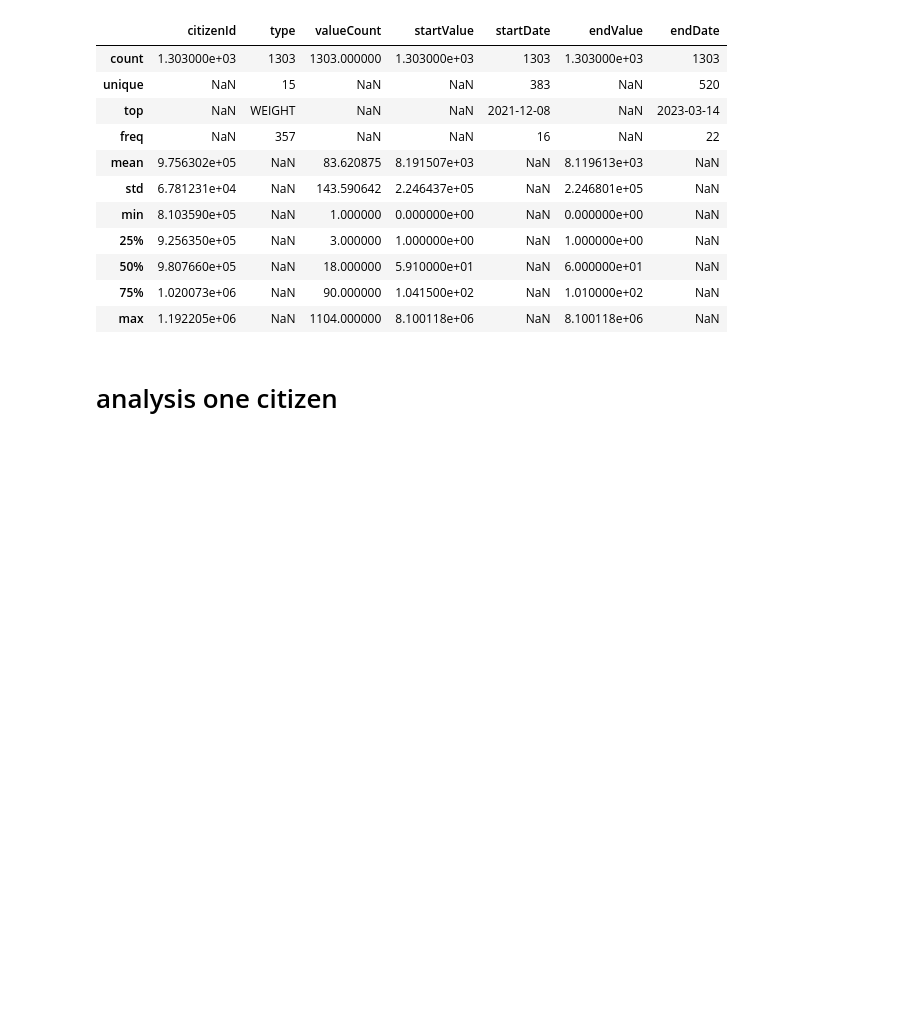
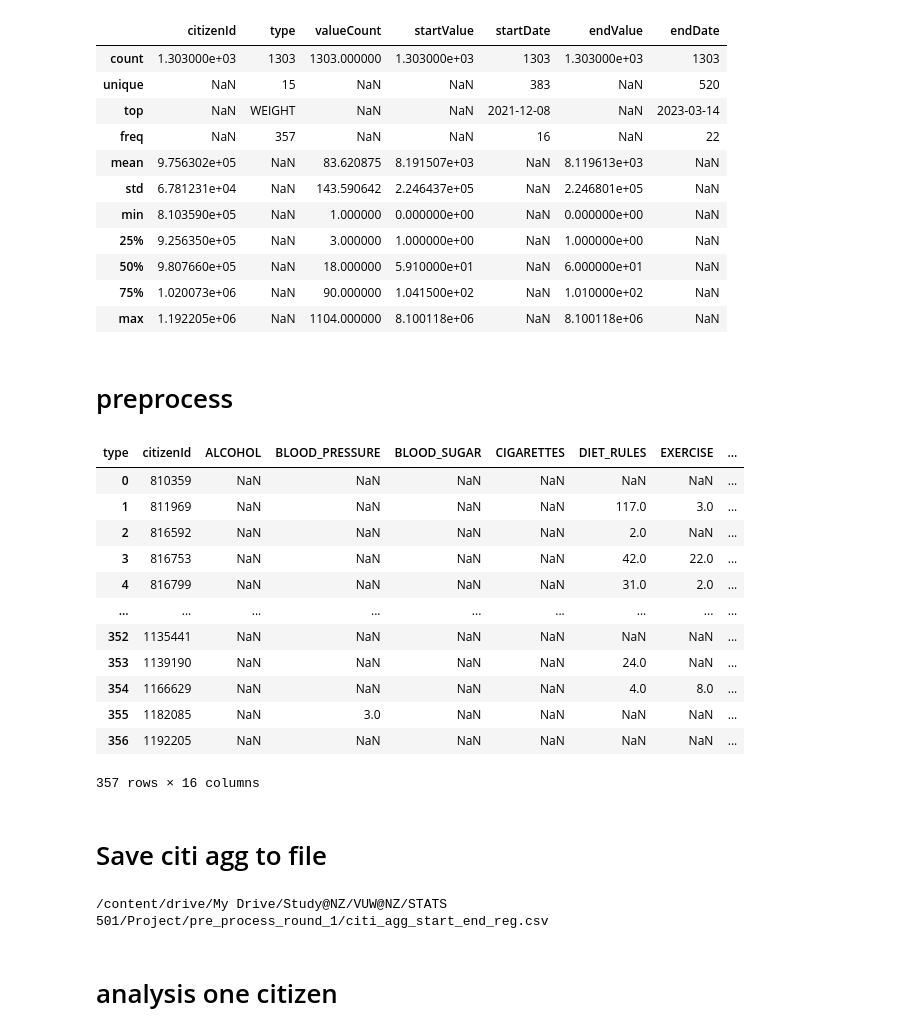
Before and after one commit to felixzhao/stat501-project, a Jupyter notebook: notebooks/3_2_FZ_process_se_reg.ipynb, the cells around one changed output. Cells and saved outputs as stored; diff of their text form; code cells hidden in the pictures; blank space fills up the shorter version.

Commit message:
Aggregative  start end registration

```diff
--- a/notebooks/3_2_FZ_process_se_reg.ipynb
+++ b/notebooks/3_2_FZ_process_se_reg.ipynb
@@ -60,6 +59,40 @@ df.describe(include='all')
 | 50% | 9.807660e+05 | NaN | 18.000000 | 5.910000e+01 | NaN | 6.000000e+01 | NaN |
 | 75% | 1.020073e+06 | NaN | 90.000000 | 1.041500e+02 | NaN | 1.010000e+02 | NaN |
 | max | 1.192205e+06 | NaN | 1104.000000 | 8.100118e+06 | NaN | 8.100118e+06 | NaN |
+# %% [markdown]
+# preprocess
+# %%
+# df = pd.DataFrame(data)
+
+# Pivot the DataFrame
+df_pivot = df.pivot(index='citizenId', columns='type', values='valueCount')
+
+# Reset the index
+df_pivot.reset_index(inplace=True)
+
+# Display the DataFrame
+df_pivot
+# %% [output]
+| type | citizenId | ALCOHOL | BLOOD_PRESSURE | BLOOD_SUGAR | CIGARETTES | DIET_RULES | EXERCISE | ... |
+| 0 | 810359 | NaN | NaN | NaN | NaN | NaN | NaN | ... |
+| 1 | 811969 | NaN | NaN | NaN | NaN | 117.0 | 3.0 | ... |
+| 2 | 816592 | NaN | NaN | NaN | NaN | 2.0 | NaN | ... |
+| 3 | 816753 | NaN | NaN | NaN | NaN | 42.0 | 22.0 | ... |
+| 4 | 816799 | NaN | NaN | NaN | NaN | 31.0 | 2.0 | ... |
+| ... | ... | ... | ... | ... | ... | ... | ... | ... |
+| 352 | 1135441 | NaN | NaN | NaN | NaN | NaN | NaN | ... |
+| 353 | 1139190 | NaN | NaN | NaN | NaN | 24.0 | NaN | ... |
+| 354 | 1166629 | NaN | NaN | NaN | NaN | 4.0 | 8.0 | ... |
+| 355 | 1182085 | NaN | 3.0 | NaN | NaN | NaN | NaN | ... |
+| 356 | 1192205 | NaN | NaN | NaN | NaN | NaN | NaN | ... |
+357 rows × 16 columns
+# %% [markdown]
+# Save citi agg to file
+# %%
+print(output_path)
+df_pivot.to_csv(output_path, index=False)
+# %% [output]
+/content/drive/My Drive/Study@NZ/VUW@NZ/STATS 501/Project/pre_process_round_1/citi_agg_start_end_reg.csv
 # %% [markdown]
 # analysis one citizen
 # %%
```
Also changed, not shown: parts of 1 cell of this notebook.
